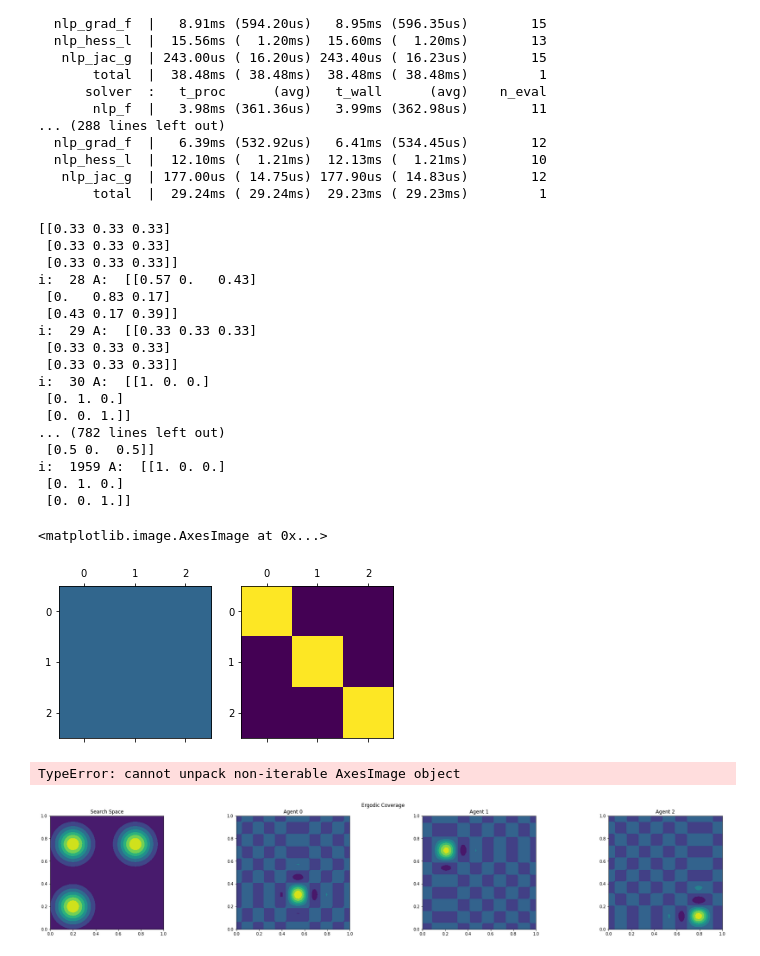
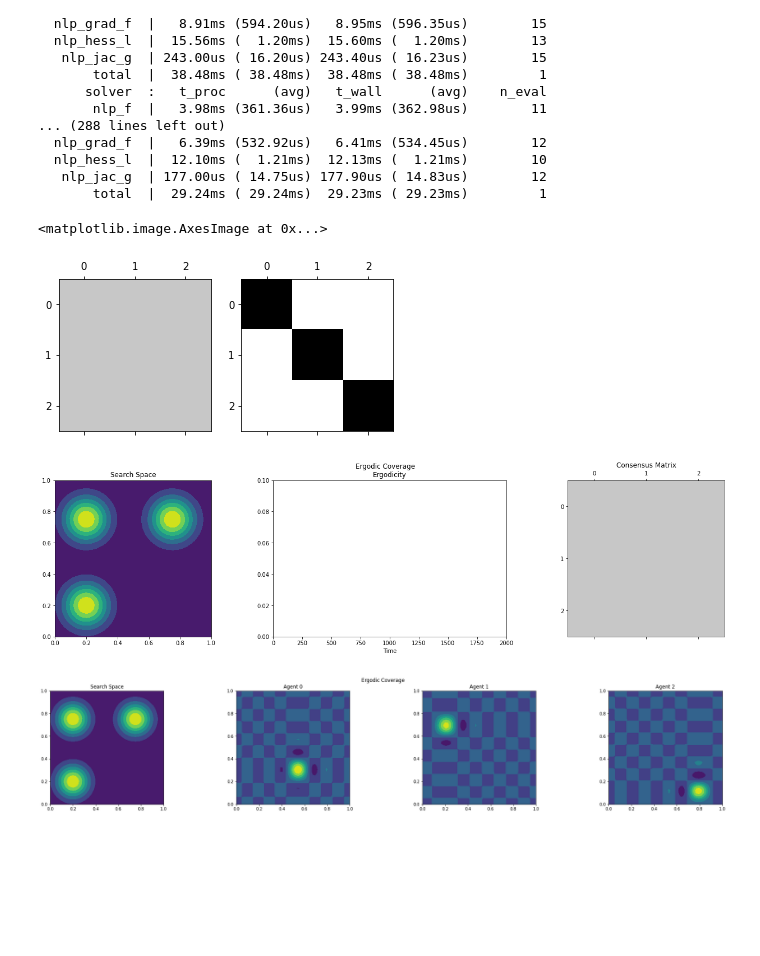
Before and after one commit to enkokoro/ergodic, a Jupyter notebook: ergodic_research.ipynb, the cells around one changed output. Saved outputs shown, nothing was run; the diff lists cells and outputs as text; code cells hidden in the pictures; blank space fills up the shorter version.

```diff
--- a/ergodic_research.ipynb
+++ b/ergodic_research.ipynb
@@ -486,37 +487,14 @@ for i in range(0, num_iter):
    nlp_jac_g  | 177.00us ( 14.75us) 177.90us ( 14.83us)        12
        total  |  29.24ms ( 29.24ms)  29.23ms ( 29.23ms)         1
 # %%
-prev = A_log[0]
-print(prev)
-for i in range(len(A_log)):
-    if (prev != A_log[i]).any():
-        print("i: ", i, "A: ", A_log[i])
-        prev = A_log[i]
 
 # fig = plt.figure()
 fig, (ax1, ax2) = plt.subplots(1, 2)
-ax1.matshow(A_log[0], vmin=0, vmax=1)
-ax2.matshow(A_log[-1], vmin=0, vmax=1)
+ax1.matshow(A_log[0], vmin=0, vmax=1, cmap="Greys")
+ax2.matshow(A_log[-1], vmin=0, vmax=1, cmap="Greys")
 # %% [output]
-[[0.33 0.33 0.33]
- [0.33 0.33 0.33]
- [0.33 0.33 0.33]]
-i:  28 A:  [[0.57 0.   0.43]
- [0.   0.83 0.17]
- [0.43 0.17 0.39]]
-i:  29 A:  [[0.33 0.33 0.33]
- [0.33 0.33 0.33]
- [0.33 0.33 0.33]]
-i:  30 A:  [[1. 0. 0.]
- [0. 1. 0.]
- [0. 0. 1.]]
-... (782 lines left out)
- [0.5 0.  0.5]]
-i:  1959 A:  [[1. 0. 0.]
- [0. 1. 0.]
- [0. 0. 1.]]
+<matplotlib.image.AxesImage at 0x...>
-<matplotlib.image.AxesImage at 0x...>
-[figure, old version]
+[figure, new version]
 # %%
 """ Animate """
 colors = ['r', 'm', 'c', 'y', 'g', 'b', 'k', 'w']
@@ -557,7 +535,7 @@ for i in range(N):
     local_erg, = ax2.plot(time_data, local_ergodicity_data[i], c=colors[i], label=i)
     local_erg_lns.append(local_erg)
 ergodicity_ln, = ax2.plot(time_data, ergodicity_data, c='b')
-consensus_ln = ax3.matshow(A_log[0], vmin=0, vmax=1)
+consensus_ln = ax3.matshow(A_log[0], vmin=0, vmax=1, cmap="Greys")
 
 def animate2d_init():
     phi2_max = 0.1 if num_iter is not None else max(overall_e_log)
@@ -598,7 +576,7 @@ plt.show()
 if filename is not None:
     anime.save(filename+".mp4", writer=writer)
 # %% [output]
-TypeError: cannot unpack non-iterable AxesImage object
+[figure, added]
 # %%
 """ Animate c_k """
 frames = 50#500# len(overall_e_log)
```
Also changed, not shown: parts of 1 cell of this notebook, 1 other file.
